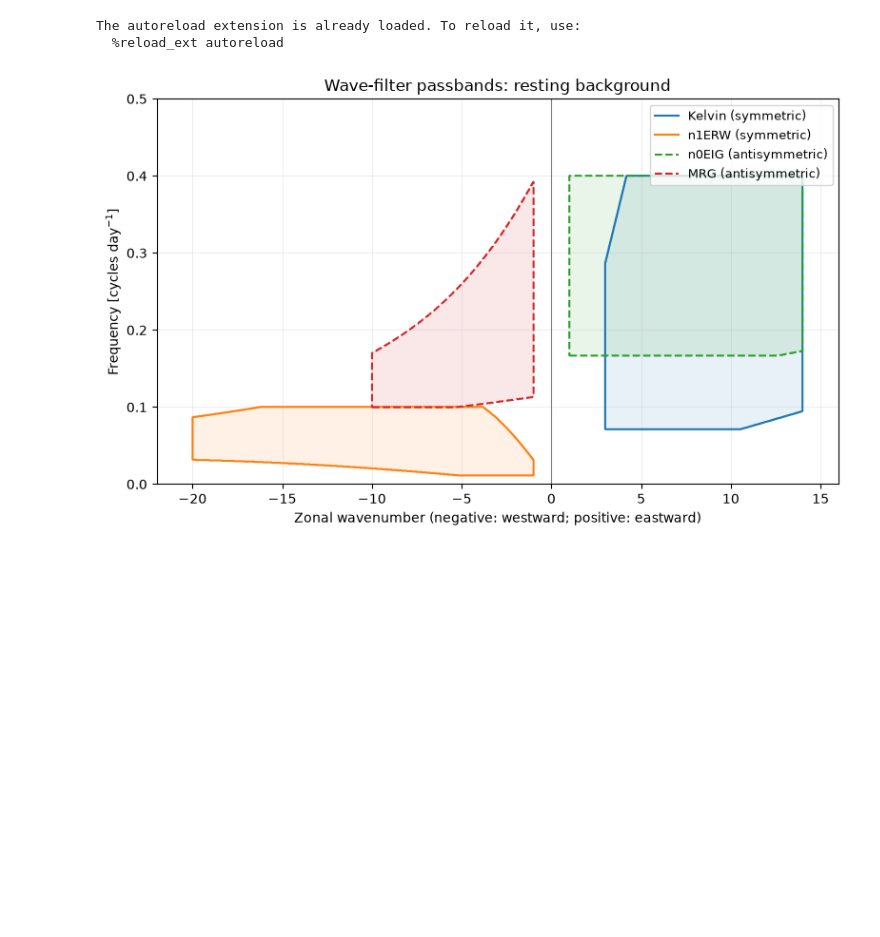
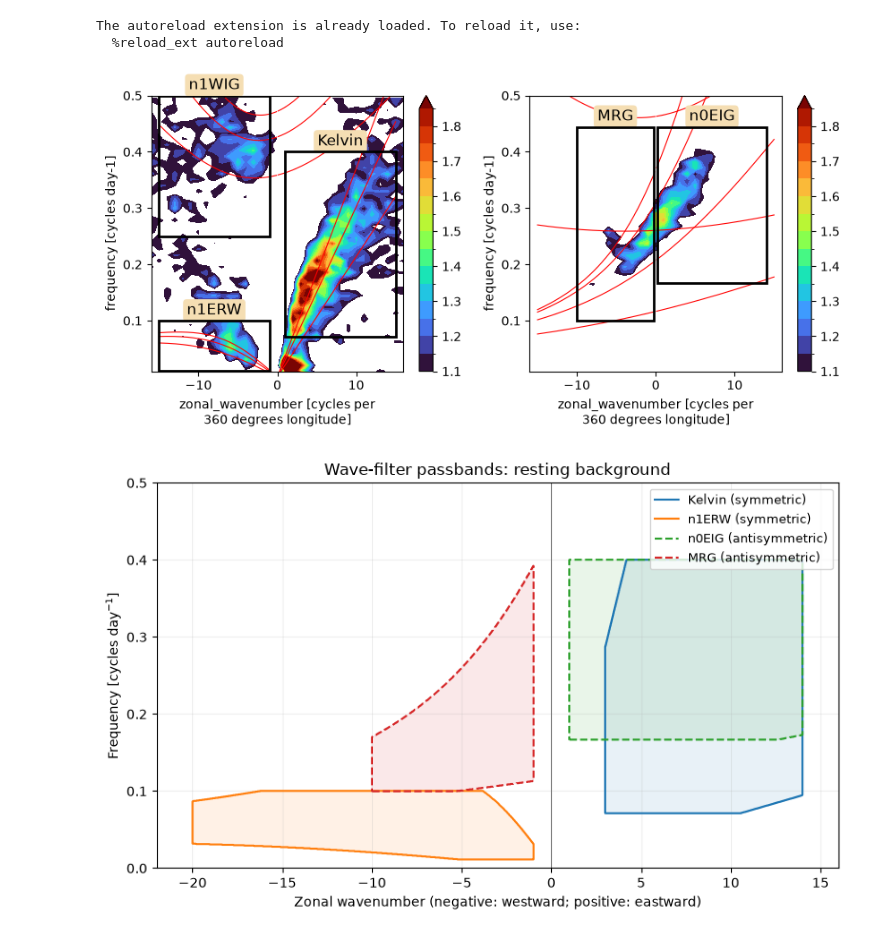
Before and after one commit to pedroanguloumana/cmip6_equiv_depth_distributions, a Jupyter notebook: notebooks/Wheeler-Kiladis_Spectra.ipynb, the cells around one changed output. Drawn from its saved outputs; the diff is of its cells as text; code cells hidden in the pictures; blank space fills up the shorter version.

```diff
--- a/notebooks/Wheeler-Kiladis_Spectra.ipynb
+++ b/notebooks/Wheeler-Kiladis_Spectra.ipynb
@@ -14,6 +20,75 @@ from src.wheeler_kiladis import (
 # %% [output]
 The autoreload extension is already loaded. To reload it, use:
   %reload_ext autoreload
+# %%
+olr = load_noaa_olr(
+    lat_range=(-20, 20),
+    time_range=("1990-01-01", "2010-12-31")
+)
+# %%
+power_sym = spectral_power_pipeline(olr, which='symmetric')
+power_asym = spectral_power_pipeline(olr, which='antisymmetric')
+bg = tw.background_spectrum((power_sym+power_asym)/2)
+# %%
+def wk99_plot(ax, power):
+    levels = np.arange(1.1, 1.9, 0.05)
+    power.plot.contourf(
+        ax=ax,
+        y='frequency',
+        cmap=plt.cm.turbo,
+        vmin=min(levels),
+        vmax=max(levels),
+        levels=len(levels),
+        extend='max',
+        cbar_kwargs={'label': None}
+    )
+
+
+fig, axs = plt.subplots(ncols=2, figsize=(10, 4))
+
+ax = axs[0]
+wk99_plot(ax, power_sym/bg)
+add_matsuno_curves(ax, 'symmetric', he_list=[10, 20, 30])
+
+ax = axs[1]
+wk99_plot(ax, power_asym/bg)
+add_matsuno_curves(ax, 'antisymmetric', he_list=[1, 10, 50, 100])
+
+
+for wave, profile in profiles.items():
+    ax = axs[0 if profile.symmetry == "symmetric" else 1]
+
+    ax.add_patch(
+        Rectangle(
+            (profile.k_min, profile.frequency_min),
+            profile.k_max - profile.k_min,
+            profile.frequency_max - profile.frequency_min,
+            fill=False,
+            edgecolor="black",
+            linewidth=2,
+            zorder=5,
+        )
+    )
+    ax.text(
+        (profile.k_min + profile.k_max) / 2,
+        profile.frequency_max + 0.005,
+        wave,
+        ha="center",
+        va="bottom",
+        fontsize=12,
+        bbox=dict(
+            boxstyle="round,pad=0.25",
+            facecolor="wheat",
+            edgecolor="none",
+        ),
+
+    )
+
+for ax in axs:
+    ax.set_ylim(0.01, 0.5)
+    ax.set_xlim(-16, 16)
+# %% [output]
+[figure, added]
 # %%
 # Dense plotting grid in WK coordinates; daily Nyquist is 0.5 cycles/day.
 k = np.linspace(
```
Also changed, not shown: parts of 2 cells of this notebook, 4 other files.
